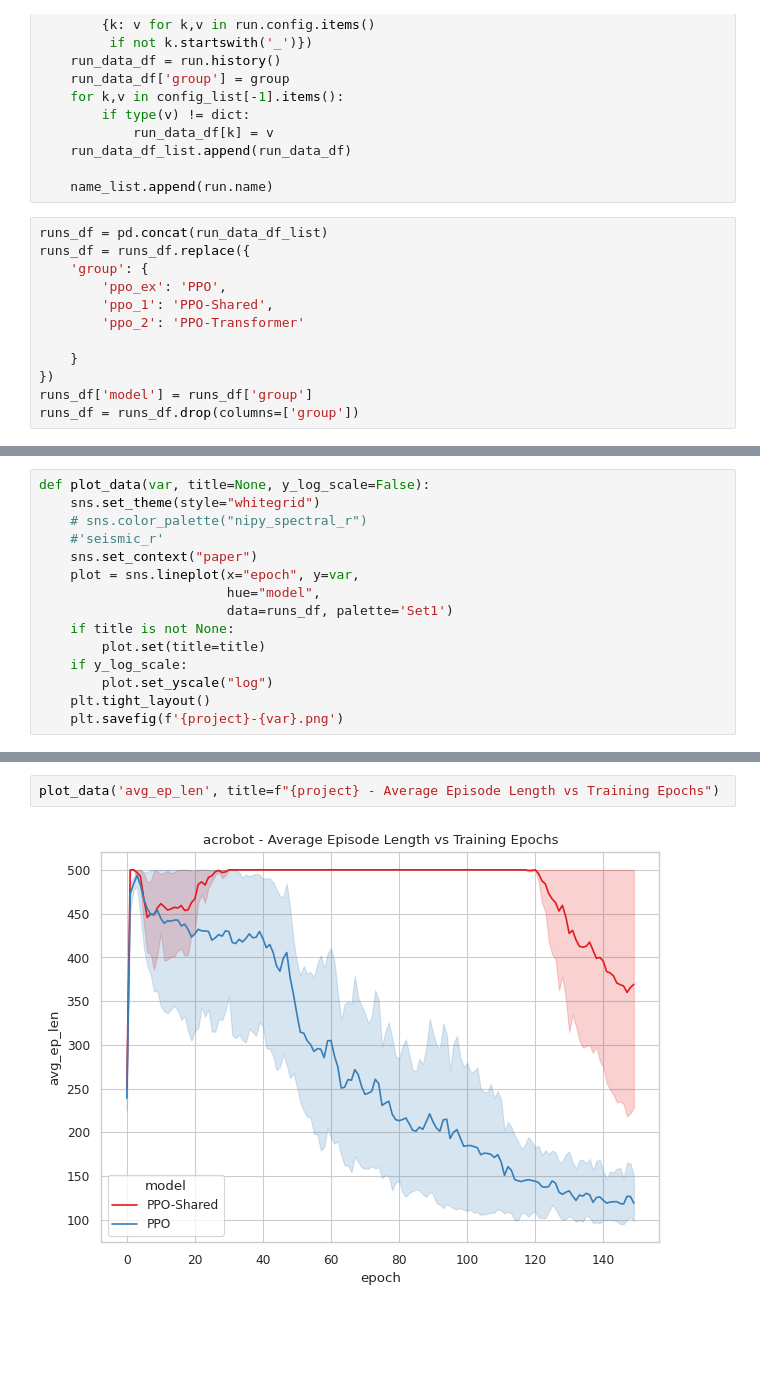
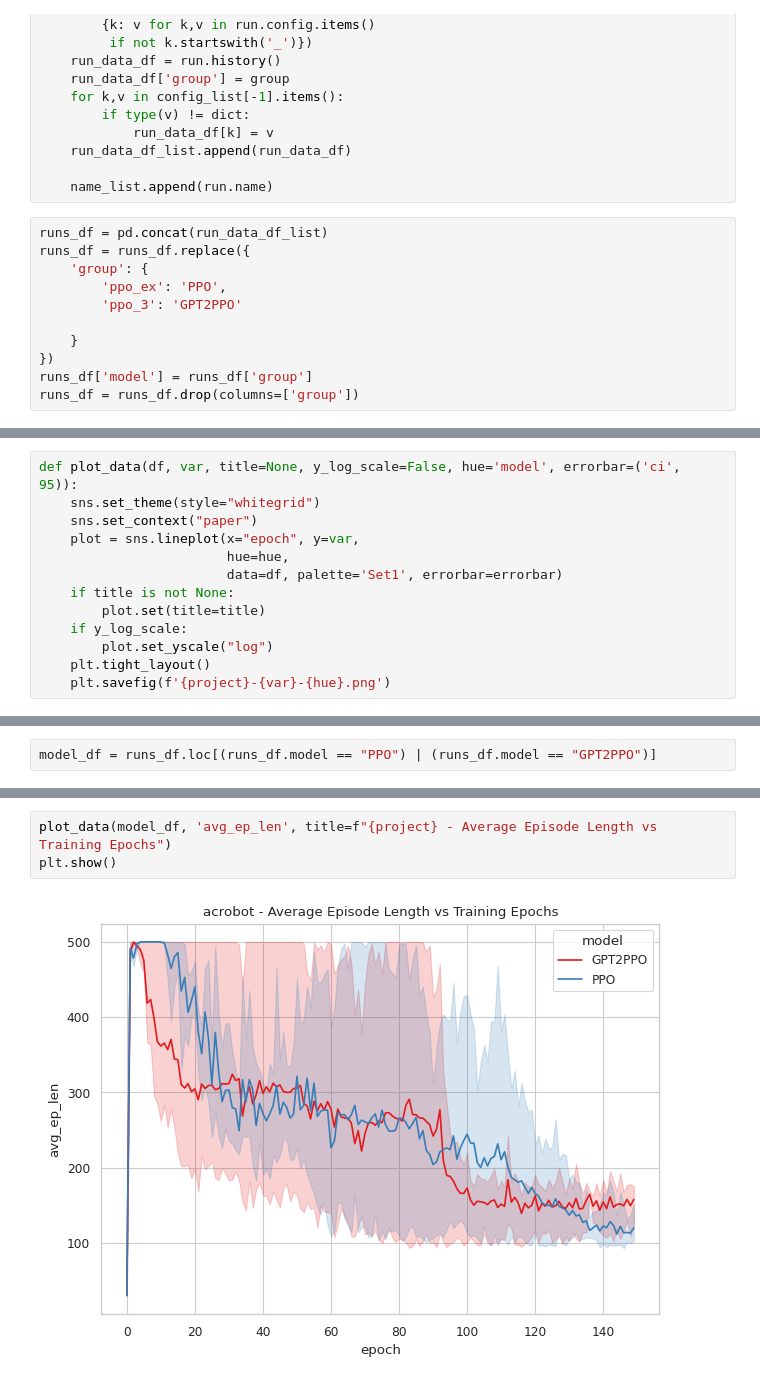
Before and after one commit to andreicozma1/ECE517-Final-Project, a Jupyter notebook: plots/wandb_plots.ipynb, the cells around one changed output, grey strips where cells are left out. Saved outputs shown, nothing was run; the diff lists cells and outputs as text; blank space fills up the shorter version.

Commit message:
added plots for lunar lander and acrobot

```diff
--- a/plots/wandb_plots.ipynb
+++ b/plots/wandb_plots.ipynb
@@ -35,8 +35,7 @@ runs_df = pd.concat(run_data_df_list)
 runs_df = runs_df.replace({
     'group': {
         'ppo_ex': 'PPO',
-        'ppo_1': 'PPO-Shared',
-        'ppo_2': 'PPO-Transformer'
+        'ppo_3': 'GPT2PPO'
 
     }
 })
@@ -61,2 +47,15 @@ runs_df
+# %%
+def plot_data(df, var, title=None, y_log_scale=False, hue='model', errorbar=('ci', 95)):
+    sns.set_theme(style="whitegrid")
+    sns.set_context("paper")
+    plot = sns.lineplot(x="epoch", y=var,
+                        hue=hue,
+                        data=df, palette='Set1', errorbar=errorbar)
+    if title is not None:
+        plot.set(title=title)
+    if y_log_scale:
+        plot.set_yscale("log")
+    plt.tight_layout()
+    plt.savefig(f'{project}-{var}-{hue}.png')
 # %% [markdown]
 ---
@@ -64,15 +62,0 @@ runs_df
-# %%
-def plot_data(var, title=None, y_log_scale=False):
-    sns.set_theme(style="whitegrid")
-    # sns.color_palette("nipy_spectral_r")
-    #'seismic_r'
-    sns.set_context("paper")
-    plot = sns.lineplot(x="epoch", y=var,
-                        hue="model",
-                        data=runs_df, palette='Set1')
-    if title is not None:
-        plot.set(title=title)
-    if y_log_scale:
-        plot.set_yscale("log")
-    plt.tight_layout()
-    plt.savefig(f'{project}-{var}.png')
@@ -79 +125,3 @@ def plot_data(var, title=None, y_log_scale=False):
+# %%
+model_df = runs_df.loc[(runs_df.model == "PPO") | (runs_df.model == "GPT2PPO")]
 # %%
@@ -95,4 +147,5 @@ plot_data('avg_ep_reward', title=f"{project} - Average Episode Reward vs Trainin
 # %%
-plot_data('avg_ep_len', title=f"{project} - Average Episode Length vs Training Epochs")
+plot_data(model_df, 'avg_ep_len', title=f"{project} - Average Episode Length vs Training Epochs")
+plt.show()
 # %% [output]
-[figure, old version]
+[figure, new version]
```
Also changed, not shown: parts of 14 cells of this notebook, 26 other files.
